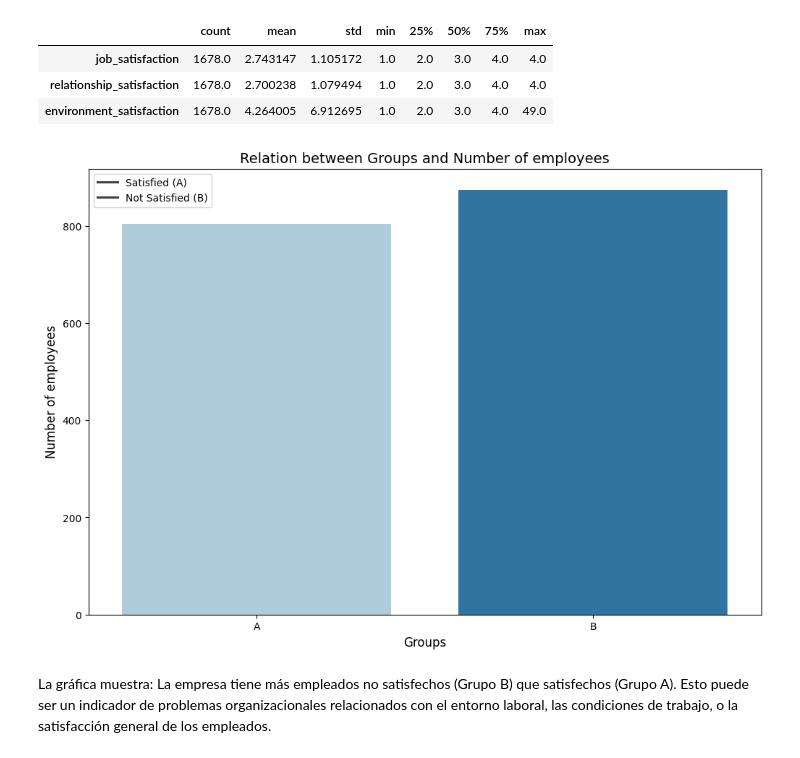
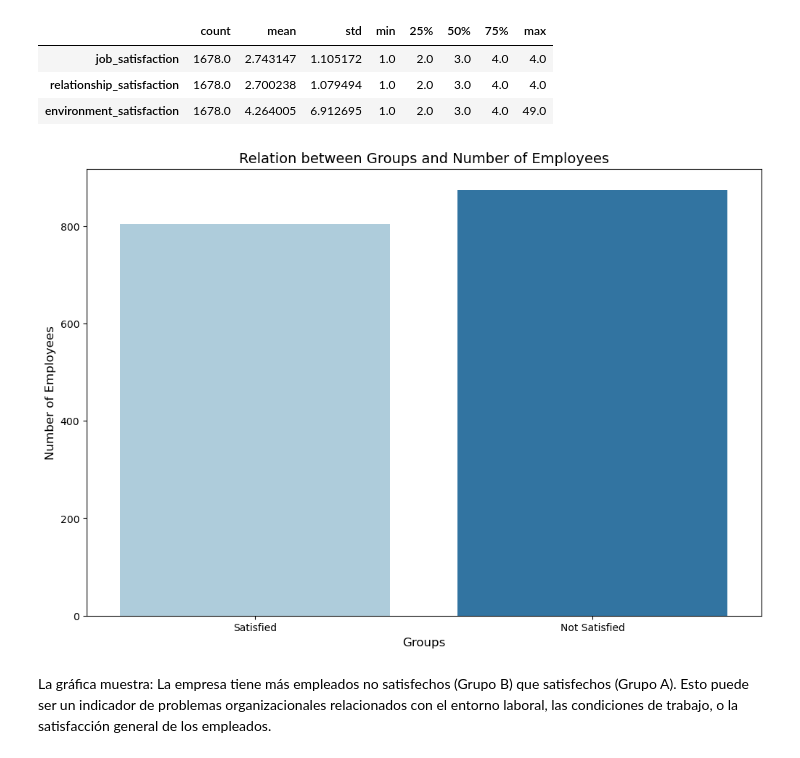
Before and after one commit to VeroSanchezO/proyecto-da-promo-k-modulo-3-team-5, a Jupyter notebook: notebooks/Fase_4_Problema_de_AB_testing.ipynb, the cells around one changed output. Drawn from its saved outputs; the diff is of its cells as text; code cells hidden in the pictures.

```diff
--- a/notebooks/Fase_4_Problema_de_AB_testing.ipynb
+++ b/notebooks/Fase_4_Problema_de_AB_testing.ipynb
@@ -233,30 +233,30 @@ df_attrition.describe().T
 | relationship_satisfaction | 1678.0 | 2.700238 | 1.079494 | 1.0 | 2.0 | 3.0 | 4.0 | 4.0 |
 | environment_satisfaction | 1678.0 | 4.264005 | 6.912695 | 1.0 | 2.0 | 3.0 | 4.0 | 49.0 |
 # %%
-# Contar el número de empleados por grupo
+# Actualizar las etiquetas de los grupos
 group_counts = df_attrition['groups'].value_counts()
 
 # Reordenar los grupos de modo que 'A' quede primero y 'B' después
 group_counts = group_counts[['A', 'B']]
 
+# Reemplazar las etiquetas
+group_labels = ['Satisfied', 'Not Satisfied']
+
 # Crear el gráfico de barras
 plt.figure(figsize=(12, 8))
-sns.barplot(x=group_counts.index, y=group_counts.values, palette = "Paired")
+sns.barplot(x=group_labels, y=group_counts.values, palette="Paired")
 
 # Añadir título
-plt.title("Relation between Groups and Number of employees", fontsize=14)
+plt.title("Relation between Groups and Number of Employees", fontsize=14)
 
 # Etiquetas
 plt.xlabel('Groups', fontsize=12)
-plt.ylabel('Number of employees', fontsize=12)
-
-# Añadir leyenda con la información de satisfacción
-plt.legend(labels=['Satisfied (A)', 'Not Satisfied (B)',], loc='upper left')
+plt.ylabel('Number of Employees', fontsize=12)
 
 # Mostrar el gráfico
 plt.show()
 # %% [output]
-[figure, old version]
+[figure, new version]
 # %% [markdown]
 La gráfica muestra:
 La empresa tiene más empleados no satisfechos (Grupo B) que satisfechos (Grupo A).
```
Also changed, not shown: parts of 11 cells of this notebook.
